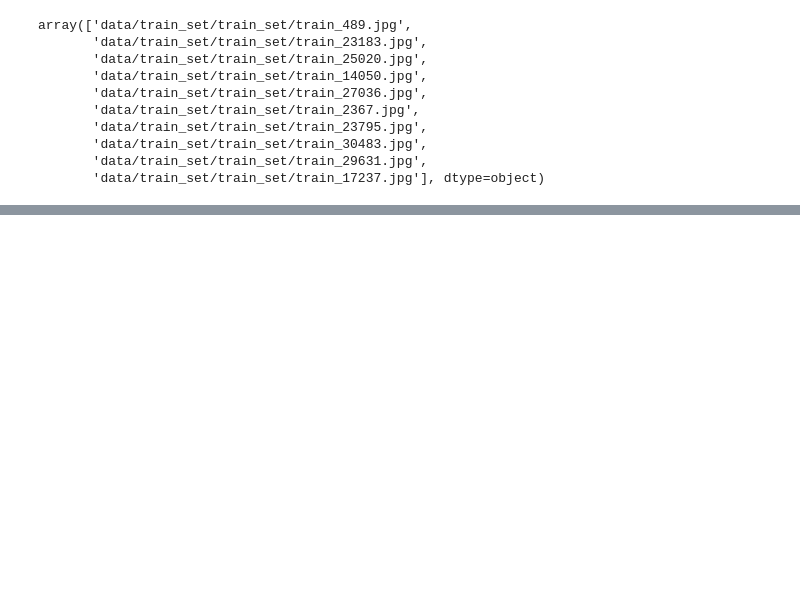
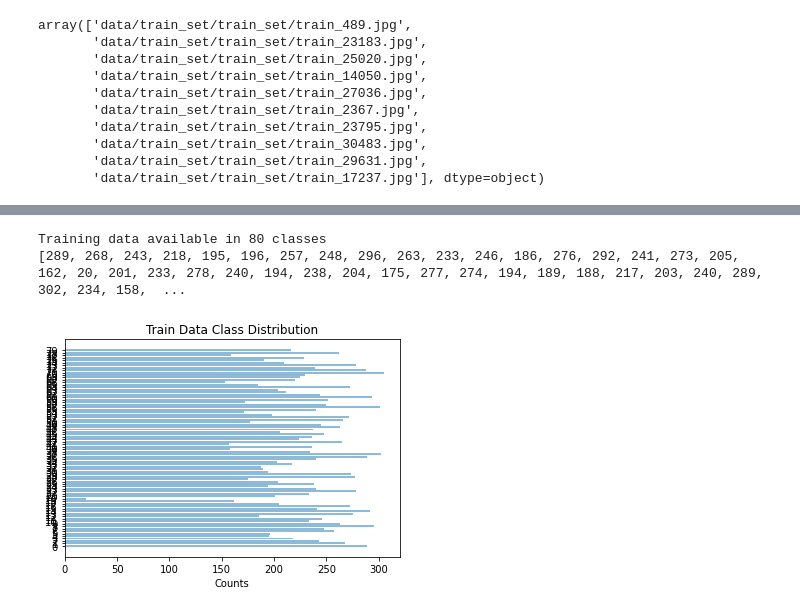
Before and after one commit to mswaringen/aml_food, a Jupyter notebook: Food_Extraction_v1.ipynb, the cells around one changed output, grey strips where cells are left out. Drawn from its saved outputs; the diff is of its cells as text; code cells hidden in the pictures; blank space fills up the shorter version.

```diff
--- a/Food_Extraction_v1.ipynb
+++ b/Food_Extraction_v1.ipynb
@@ -86,8 +86,9 @@ df = pd.read_csv('data/train_labels.csv')
 path = 'data/train_set/train_set/'
 
 X = path+df.img_name.values
-y = df.label.values
+y = df.label.values - 1
 print(X)
+print(y)
 # %% [output]
 ['data/train_set/train_set/train_1.jpg'
  'data/train_set/train_set/train_2.jpg'
@@ -110,5 +116,6 @@ len(test)/len(X)
 # %% [output]
 0.20001960015680126
 # %%
+train_y = train_y.tolist()
 train_y[0:10]
 # %% [output]
@@ -135,0 +165,20 @@ IndexError: ignored
+# %%
+print("Training data available in 80 classes")
+print([train_y.count(i) for i in range(0,num_classes)])
+
+food_classes = list(range(80))
+# food_classes = ('Bread','Dairy product','Dessert','Egg','Fried food','Meat',
+#            'Noodles/Pasta','Rice','Seafood', 'Soup', 'Vegetable/Fruit')
+
+y_pos = np.arange(len(food_classes))
+counts = [train_y.count(i) for i in range(0,num_classes)]
+
+plt.barh(y_pos, counts, align='center', alpha=0.5)
+plt.yticks(y_pos, food_classes)
+plt.xlabel('Counts')
+plt.title('Train Data Class Distribution')
+plt.show()
+# %% [output]
+Training data available in 80 classes
+[289, 268, 243, 218, 195, 196, 257, 248, 296, 263, 233, 246, 186, 276, 292, 241, 273, 205, 162, 20, 201, 233, 278, 240, 194, 238, 204, 175, 277, 274, 194, 189, 188, 217, 203, 240, 289, 302, 234, 158,  ...
+[figure, added]
```
Also changed, not shown: parts of 8 cells of this notebook.
